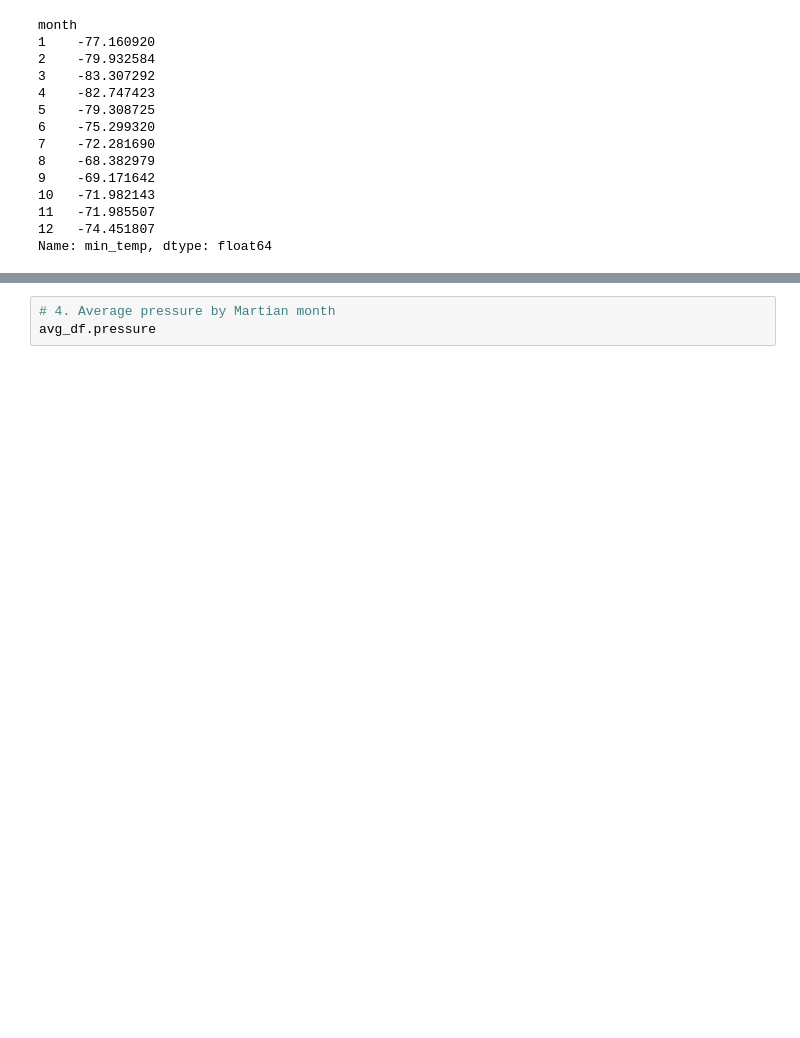
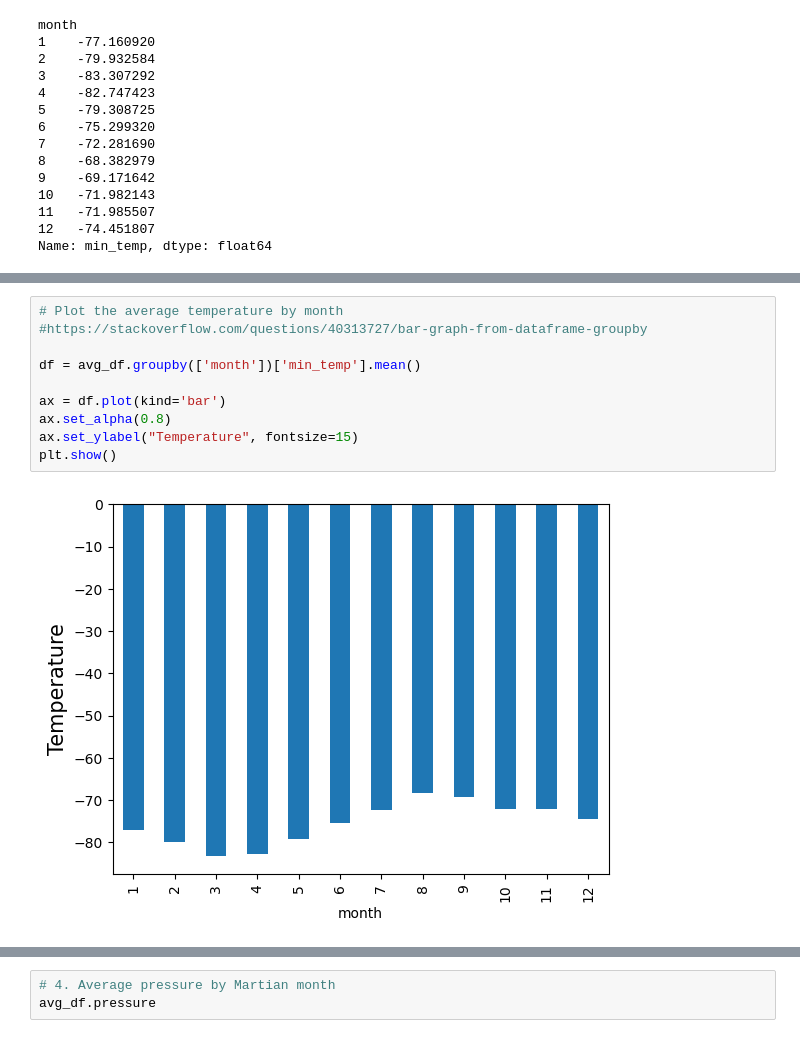
Before and after one commit to sma005/mars-challenge, a Jupyter notebook: part_2_mars_weather.ipynb, the cells around one changed output, grey strips where cells are left out. Saved outputs shown, nothing was run; the diff lists cells and outputs as text; blank space fills up the shorter version.

```diff
--- a/part_2_mars_weather.ipynb
+++ b/part_2_mars_weather.ipynb
@@ -260,0 +218,12 @@ Name: min_temp, dtype: float64
+# %%
+# Plot the average temperature by month
+#https://stackoverflow.com/questions/40313727/bar-graph-from-dataframe-groupby
+
+df = avg_df.groupby(['month'])['min_temp'].mean()
+
+ax = df.plot(kind='bar')
+ax.set_alpha(0.8)
+ax.set_ylabel("Temperature", fontsize=15)
+plt.show()
+# %% [output]
+[figure, added]
```
Also changed, not shown: parts of 9 cells of this notebook.
